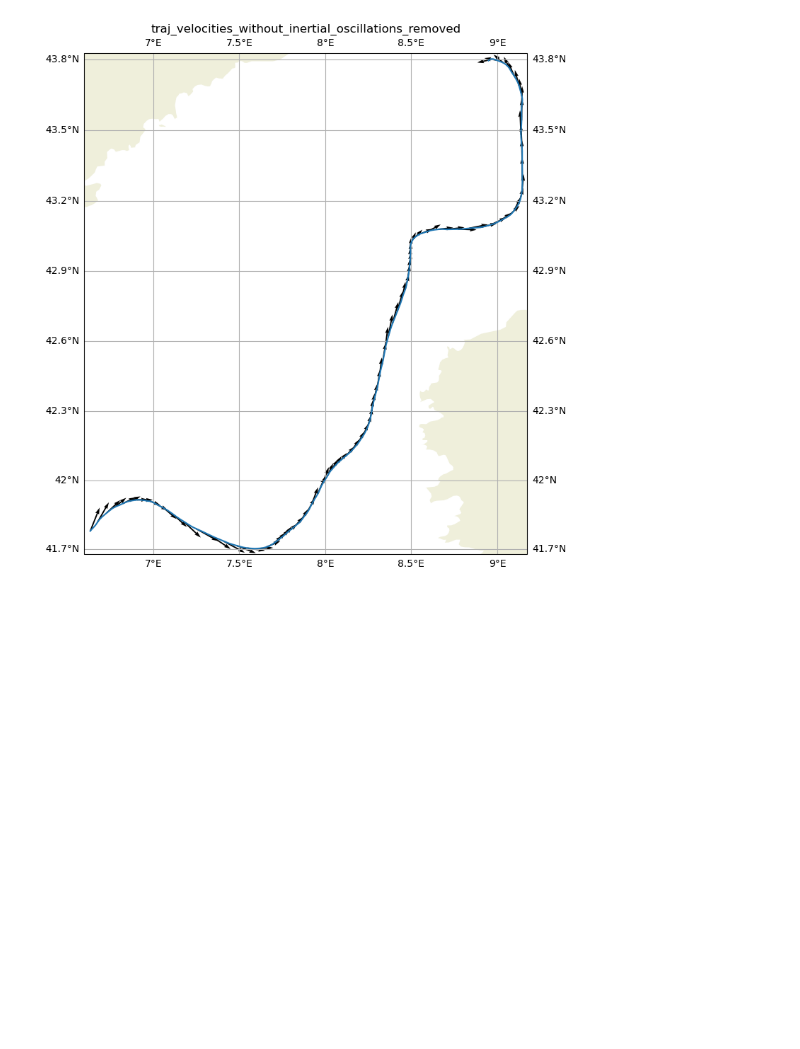
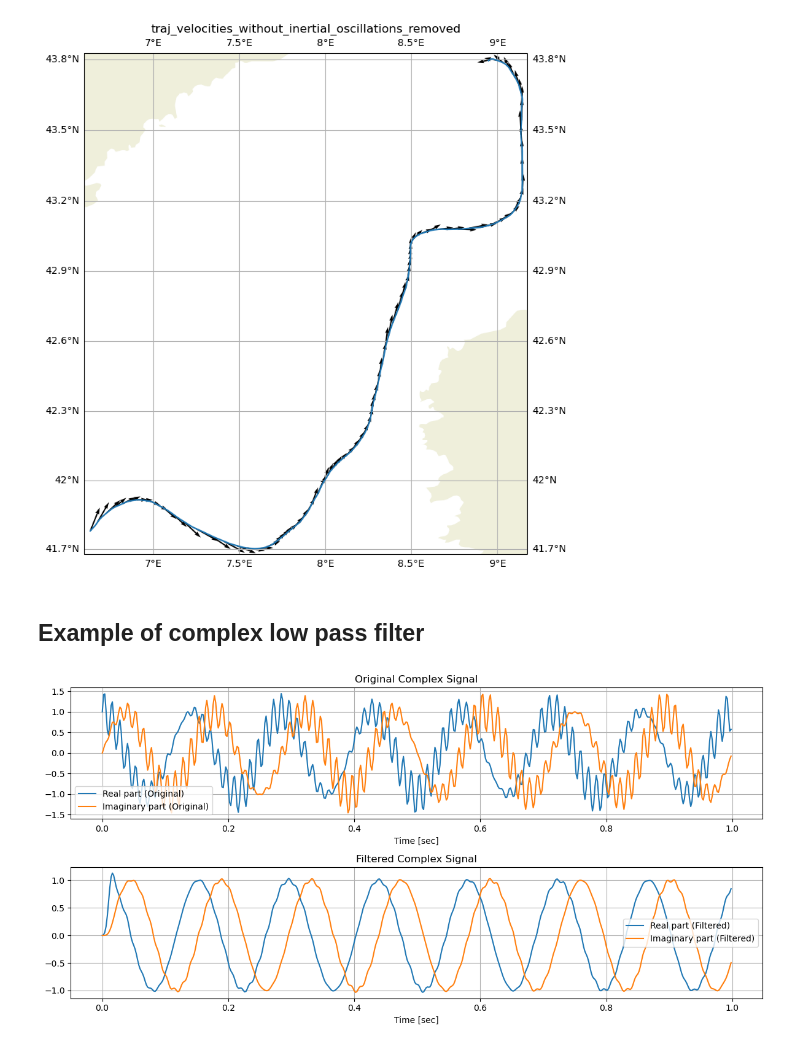
Before and after one commit to bouxdecl/MEOM_internship_2024, a Jupyter notebook: 2024-06-13_DrifterL2_inertial_oscillations_filter.ipynb, the cells around one changed output. Drawn from its saved outputs; the diff is of its cells as text; code cells hidden in the pictures; blank space fills up the shorter version.

```diff
--- a/2024-06-13_DrifterL2_inertial_oscillations_filter.ipynb
+++ b/2024-06-13_DrifterL2_inertial_oscillations_filter.ipynb
@@ -432,3 +466,5 @@ save_name = 'traj_corrected_velocities_inertial_oscillations_removed.png'
 plt.savefig(os.path.join(path_save_plot,save_name), bbox_inches='tight', dpi = 300)
 # %% [output]
 [figure]
+# %% [markdown]
+## Example of complex low pass filter
@@ -434,0 +486,37 @@ plt.savefig(os.path.join(path_save_plot,save_name), bbox_inches='tight', dpi = 3
+# %%
+# Sample rate and desired cutoff frequencies (in Hz)
+fs = 500.0
+cutoff = 50.0
+
+# Generate a sample complex signal
+T = 1.0  # seconds
+n = int(T * fs)  # total number of samples
+t = np.linspace(0, T, n, endpoint=False)
+# Create a complex signal with both real and imaginary parts
+sig = np.exp(2j * np.pi * 7.0 * t) + 0.5 * np.sin(2 * np.pi * 80.0 * t) *np.exp(2j * np.pi * 2 * t)
+# %%
+# Filter the complex signal
+filtered_signal = butter_lowpass_filter(sig, cutoff, fs)
+
+# Plot the original and filtered signals
+plt.figure(figsize=(12, 6))
+plt.subplot(2, 1, 1)
+plt.plot(t, np.real(sig), label='Real part (Original)')
+plt.plot(t, np.imag(sig), label='Imaginary part (Original)')
+plt.title('Original Complex Signal')
+plt.xlabel('Time [sec]')
+plt.grid()
+plt.legend()
+
+plt.subplot(2, 1, 2)
+plt.plot(t, np.real(filtered_signal), label='Real part (Filtered)')
+plt.plot(t, np.imag(filtered_signal), label='Imaginary part (Filtered)')
+plt.title('Filtered Complex Signal')
+plt.xlabel('Time [sec]')
+plt.grid()
+plt.legend()
+
+plt.tight_layout()
+plt.show()
+# %% [output]
+[figure, added]
```
Also changed, not shown: parts of 6 cells of this notebook, 12 other files.
